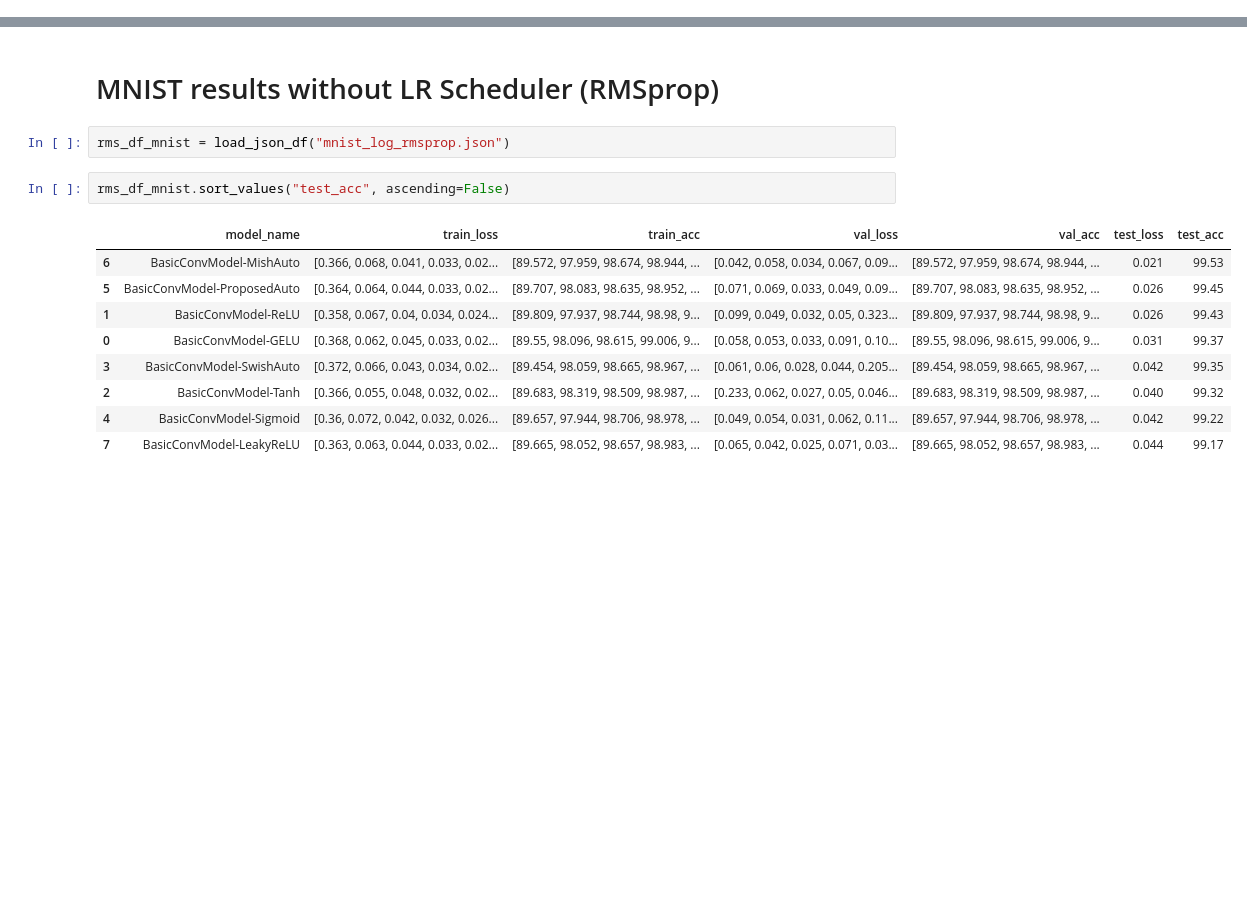
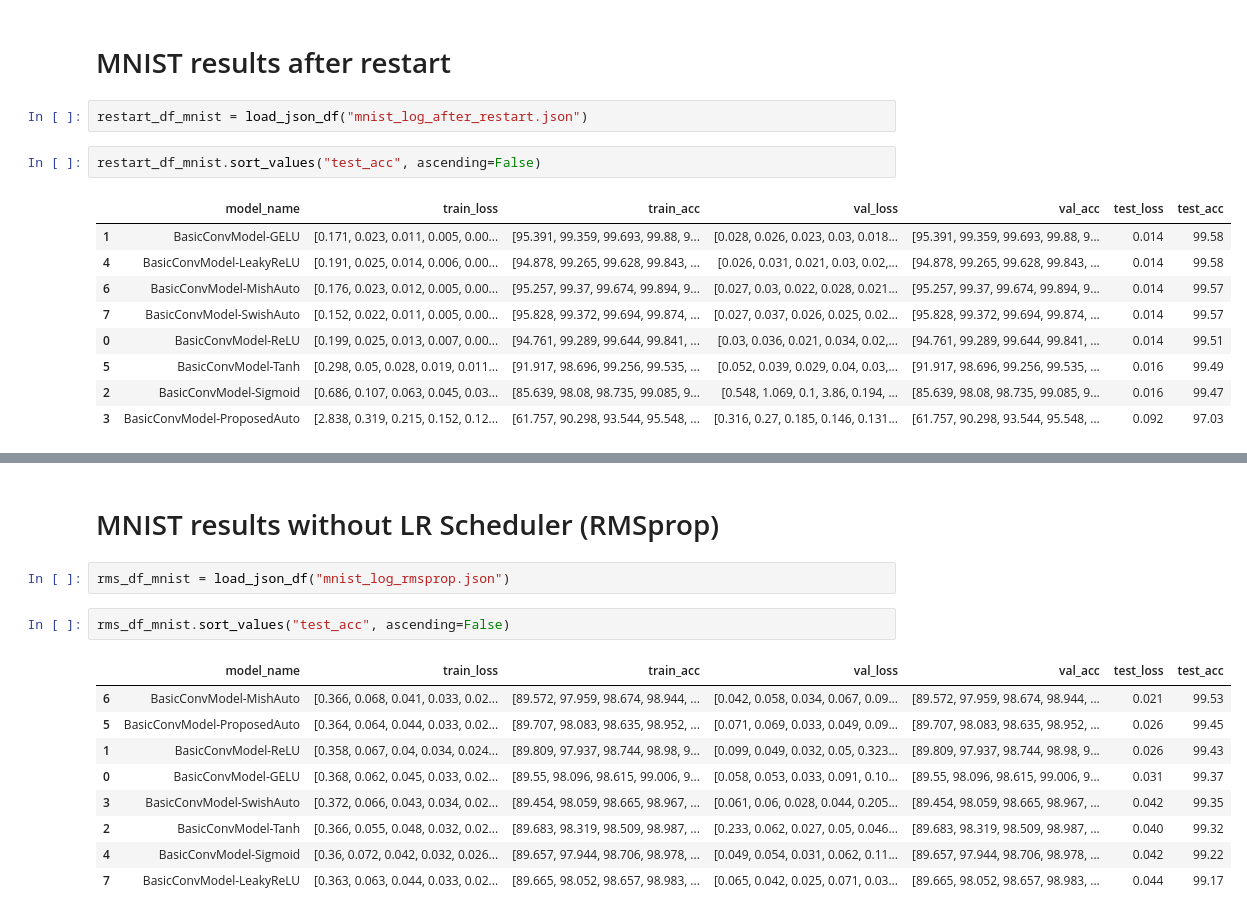
Before and after one commit to aph-naph/pytorch-cifar, a Jupyter notebook: Untitled.ipynb, the cells around one changed output, grey strips where cells are left out. Saved outputs shown, nothing was run; the diff lists cells and outputs as text; blank space fills up the shorter version.

```diff
--- a/Untitled.ipynb
+++ b/Untitled.ipynb
@@ -9,0 +52,16 @@ def load_json_df(json_file):
+# %% [markdown]
+# MNIST results after restart
+# %%
+restart_df_mnist = load_json_df("mnist_log_after_restart.json")
+# %%
+restart_df_mnist.sort_values("test_acc", ascending=False)
+# %% [output]
+|  | model_name | train_loss | train_acc | val_loss | val_acc | test_loss | test_acc |
+| 1 | BasicConvModel-GELU | [0.171, 0.023, 0.011, 0.005, 0.00... | [95.391, 99.359, 99.693, 99.88, 9... | [0.028, 0.026, 0.023, 0.03, 0.018... | [95.391, 99.359, 99.693, 99.88, 9... | 0.014 | 99.58 |
+| 4 | BasicConvModel-LeakyReLU | [0.191, 0.025, 0.014, 0.006, 0.00... | [94.878, 99.265, 99.628, 99.843, ... | [0.026, 0.031, 0.021, 0.03, 0.02,... | [94.878, 99.265, 99.628, 99.843, ... | 0.014 | 99.58 |
+| 6 | BasicConvModel-MishAuto | [0.176, 0.023, 0.012, 0.005, 0.00... | [95.257, 99.37, 99.674, 99.894, 9... | [0.027, 0.03, 0.022, 0.028, 0.021... | [95.257, 99.37, 99.674, 99.894, 9... | 0.014 | 99.57 |
+| 7 | BasicConvModel-SwishAuto | [0.152, 0.022, 0.011, 0.005, 0.00... | [95.828, 99.372, 99.694, 99.874, ... | [0.027, 0.037, 0.026, 0.025, 0.02... | [95.828, 99.372, 99.694, 99.874, ... | 0.014 | 99.57 |
+| 0 | BasicConvModel-ReLU | [0.199, 0.025, 0.013, 0.007, 0.00... | [94.761, 99.289, 99.644, 99.841, ... | [0.03, 0.036, 0.021, 0.034, 0.02,... | [94.761, 99.289, 99.644, 99.841, ... | 0.014 | 99.51 |
+| 5 | BasicConvModel-Tanh | [0.298, 0.05, 0.028, 0.019, 0.011... | [91.917, 98.696, 99.256, 99.535, ... | [0.052, 0.039, 0.029, 0.04, 0.03,... | [91.917, 98.696, 99.256, 99.535, ... | 0.016 | 99.49 |
+| 2 | BasicConvModel-Sigmoid | [0.686, 0.107, 0.063, 0.045, 0.03... | [85.639, 98.08, 98.735, 99.085, 9... | [0.548, 1.069, 0.1, 3.86, 0.194, ... | [85.639, 98.08, 98.735, 99.085, 9... | 0.016 | 99.47 |
+| 3 | BasicConvModel-ProposedAuto | [2.838, 0.319, 0.215, 0.152, 0.12... | [61.757, 90.298, 93.544, 95.548, ... | [0.316, 0.27, 0.185, 0.146, 0.131... | [61.757, 90.298, 93.544, 95.548, ... | 0.092 | 97.03 |
```
Also changed, not shown: parts of 13 cells of this notebook.
